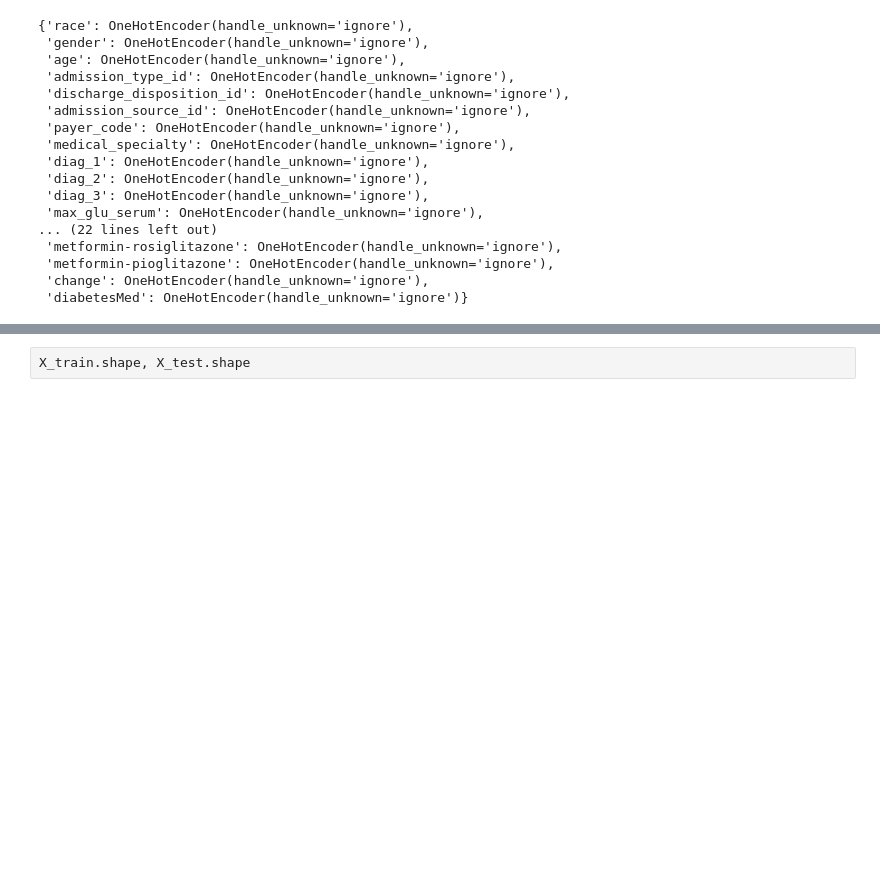
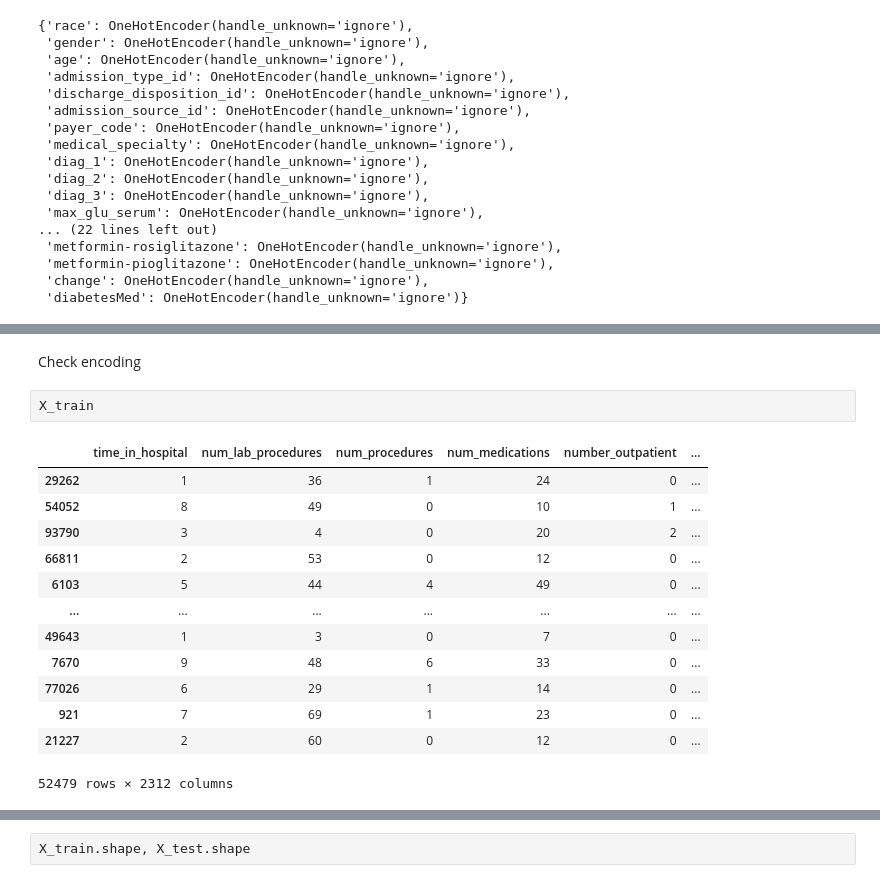
Before and after one commit to sabrinasayed99/Diabetes_Classifier_Project, a Jupyter notebook: Baseline_Model.ipynb, the cells around one changed output, grey strips where cells are left out. Saved outputs shown, nothing was run; the diff lists cells and outputs as text; blank space fills up the shorter version.

```diff
--- a/Baseline_Model.ipynb
+++ b/Baseline_Model.ipynb
@@ -150,3 +169,21 @@ def encode_and_concat_feature_test(X_test, feature_name, ohe):
 # Encode X_test using the fitted encoders
 for categorical_feature in categorical_feature_names:
     X_test = encode_and_concat_feature_test(X_test, categorical_feature, encoders[categorical_feature])
+# %% [markdown]
+Check encoding
+# %%
+X_train
+# %% [output]
+|  | time_in_hospital | num_lab_procedures | num_procedures | num_medications | number_outpatient | ... |
+| 29262 | 1 | 36 | 1 | 24 | 0 | ... |
+| 54052 | 8 | 49 | 0 | 10 | 1 | ... |
+| 93790 | 3 | 4 | 0 | 20 | 2 | ... |
+| 66811 | 2 | 53 | 0 | 12 | 0 | ... |
+| 6103 | 5 | 44 | 4 | 49 | 0 | ... |
+| ... | ... | ... | ... | ... | ... | ... |
+| 49643 | 1 | 3 | 0 | 7 | 0 | ... |
+| 7670 | 9 | 48 | 6 | 33 | 0 | ... |
+| 77026 | 6 | 29 | 1 | 14 | 0 | ... |
+| 921 | 7 | 69 | 1 | 23 | 0 | ... |
+| 21227 | 2 | 60 | 0 | 12 | 0 | ... |
+52479 rows × 2312 columns
```
Also changed, not shown: parts of 55 cells of this notebook, 3 other files.
